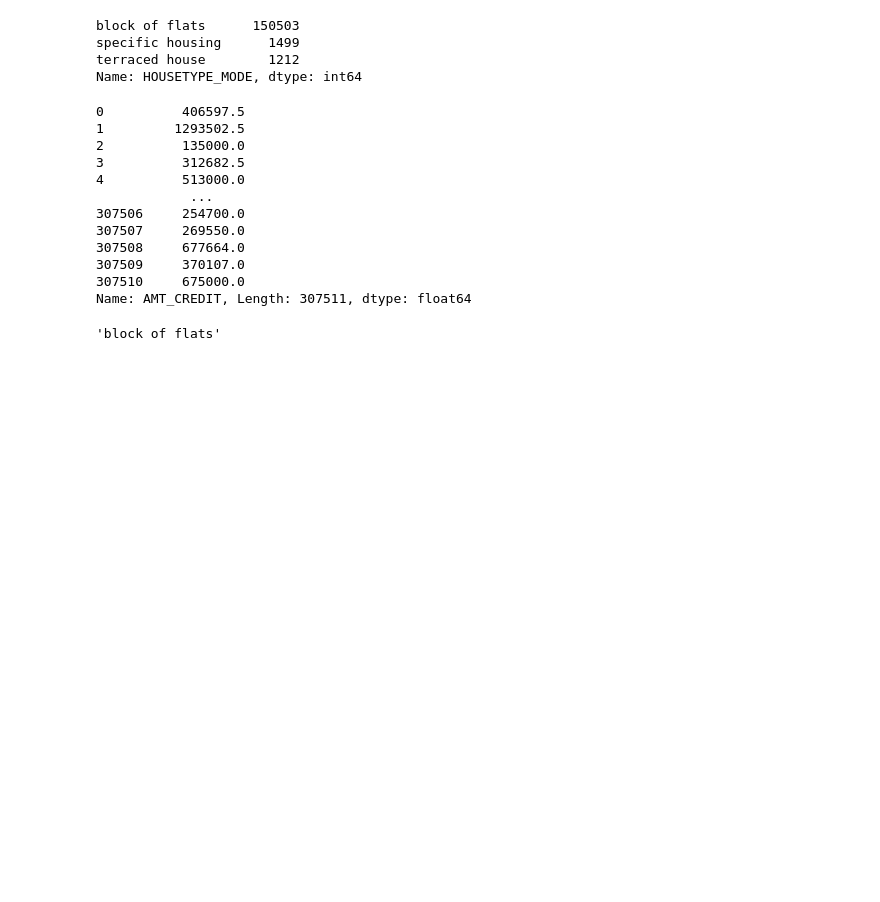
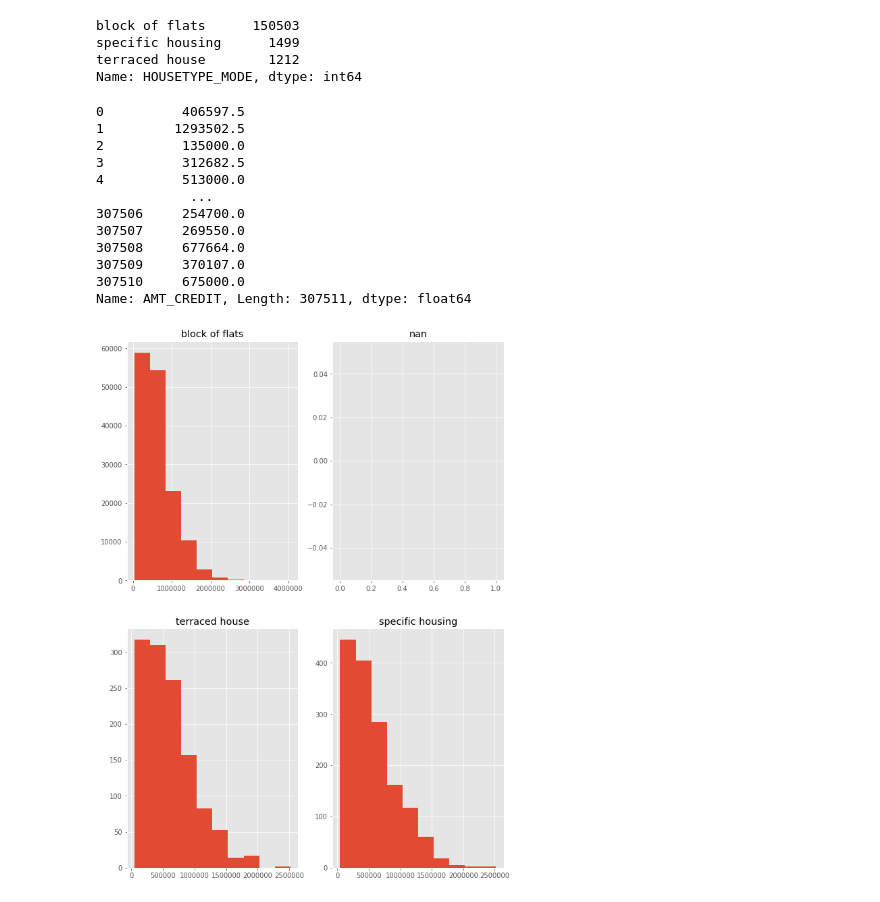
Before and after one commit to Liaochifen/1st-DL-CVMarathon, a Jupyter notebook: 4th-MachineLearningMarathon/Day_019_HW.ipynb, the cells around one changed output. Drawn from its saved outputs; the diff is of its cells as text; code cells hidden in the pictures; blank space fills up the shorter version.

```diff
--- a/4th-MachineLearningMarathon/Day_019_HW.ipynb
+++ b/4th-MachineLearningMarathon/Day_019_HW.ipynb
@@ -64,21 +64,18 @@ Name: AMT_CREDIT, Length: 307511, dtype: float64
 # %%
 # 使用不同的 HOUSETYPE_MODE 類別繪製圖形, 並使用 subplot 排版
 
 unique_house_type = app_train['HOUSETYPE_MODE'].unique()
-# unique_house_type[0]
 
 nrows = len(unique_house_type) # 4
 ncols = nrows // 2 # 2
 
 plt.figure(figsize=(10,30))
 for i in range(len(unique_house_type)):
     plt.subplot(nrows, ncols, i+1)
-    """
-    Your Code Here
-    """
-    app_train.loc[unique, ].hist()
+
+    app_train.loc[app_train['HOUSETYPE_MODE'] == str(unique_house_type[i]), 'AMT_CREDIT'].hist()
 
     plt.title(str(unique_house_type[i]))
 plt.show()
 # %% [output]
-'block of flats'
+[figure, added]
```
